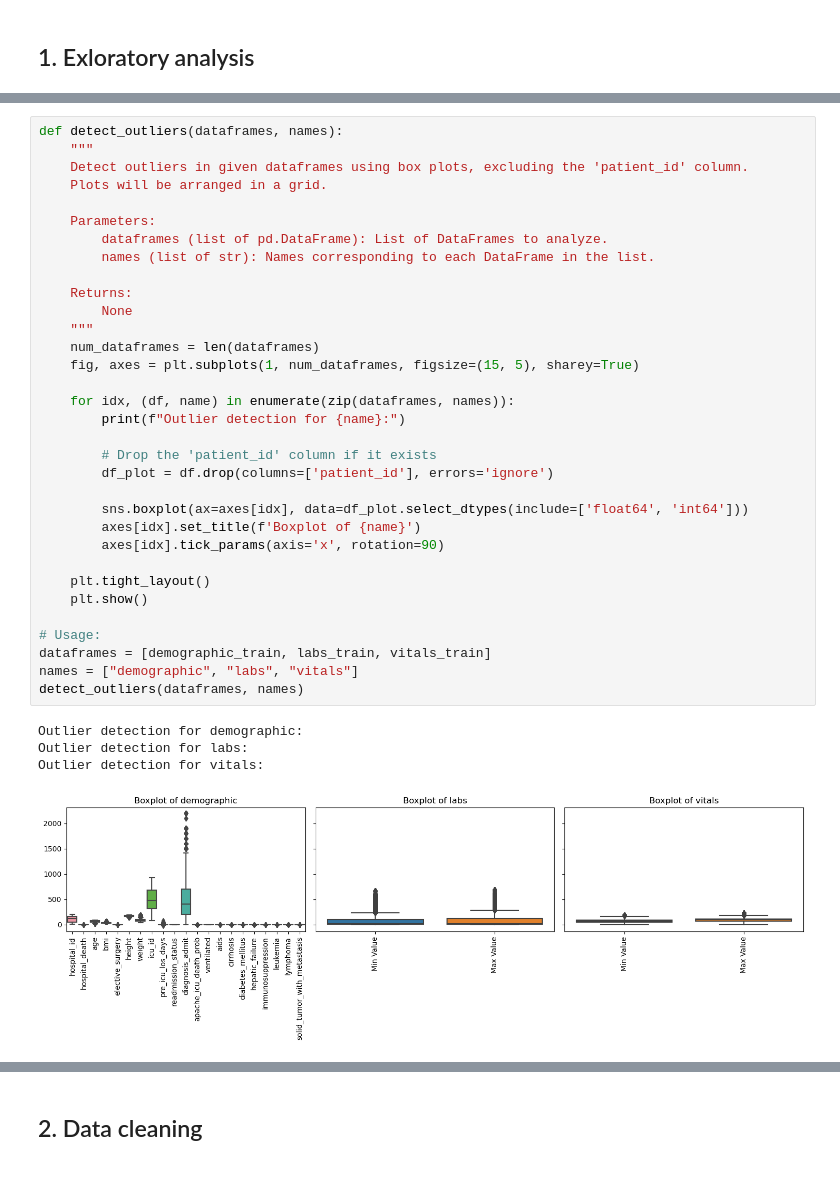
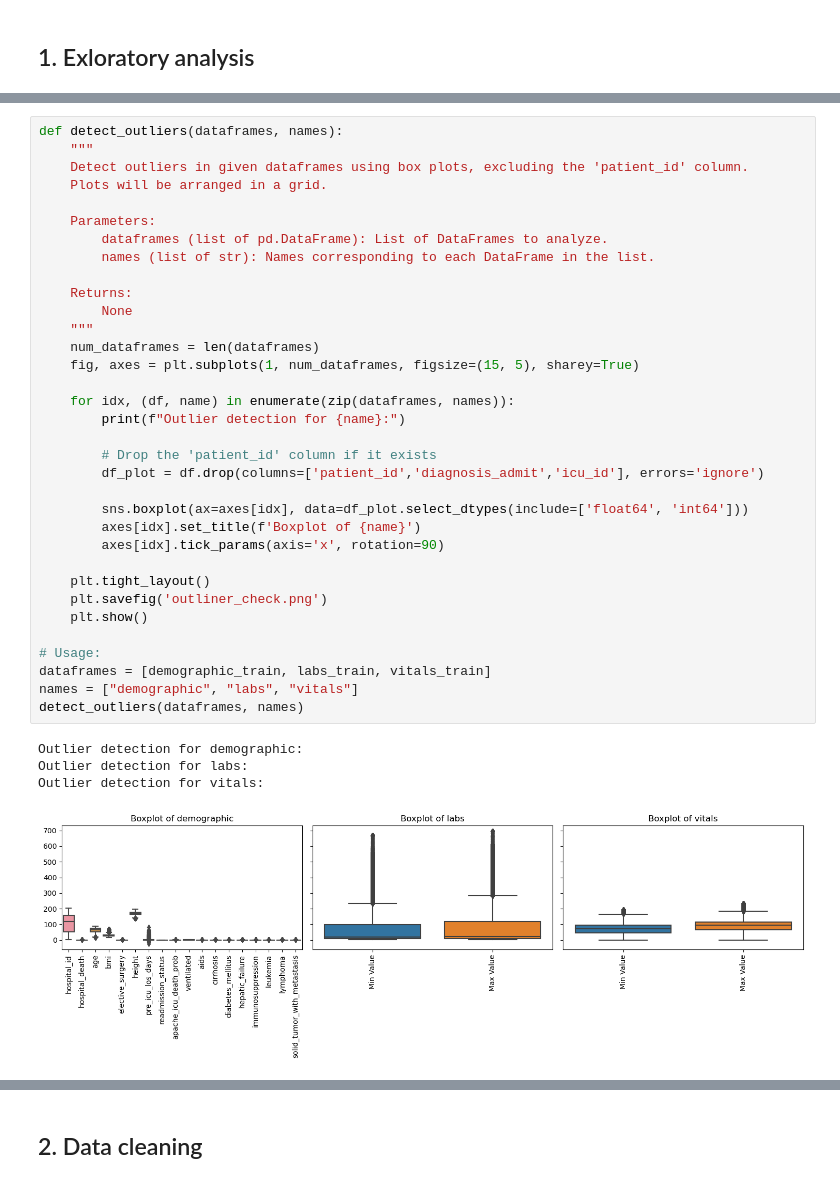
Before and after one commit to xin-cheng-ds/EHR_record, a Jupyter notebook: EHR.ipynb, the cells around one changed output, grey strips where cells are left out. Cells and saved outputs as stored; diff of their text form.

```diff
--- a/EHR.ipynb
+++ b/EHR.ipynb
@@ -99,32 +123,33 @@ def detect_outliers(dataframes, names):
     Parameters:
         dataframes (list of pd.DataFrame): List of DataFrames to analyze.
         names (list of str): Names corresponding to each DataFrame in the list.
 
     Returns:
         None
     """
     num_dataframes = len(dataframes)
     fig, axes = plt.subplots(1, num_dataframes, figsize=(15, 5), sharey=True)
 
     for idx, (df, name) in enumerate(zip(dataframes, names)):
         print(f"Outlier detection for {name}:")
 
         # Drop the 'patient_id' column if it exists
-        df_plot = df.drop(columns=['patient_id'], errors='ignore')
+        df_plot = df.drop(columns=['patient_id','diagnosis_admit','icu_id'], errors='ignore')
 
         sns.boxplot(ax=axes[idx], data=df_plot.select_dtypes(include=['float64', 'int64']))
         axes[idx].set_title(f'Boxplot of {name}')
         axes[idx].tick_params(axis='x', rotation=90)
 
     plt.tight_layout()
+    plt.savefig('outliner_check.png')
     plt.show()
 
 # Usage:
 dataframes = [demographic_train, labs_train, vitals_train]
 names = ["demographic", "labs", "vitals"]
 detect_outliers(dataframes, names)
 # %% [output]
 Outlier detection for demographic:
 Outlier detection for labs:
 Outlier detection for vitals:
-[figure, old version]
+[figure, new version]
```
Also changed, not shown: parts of 24 cells of this notebook.
